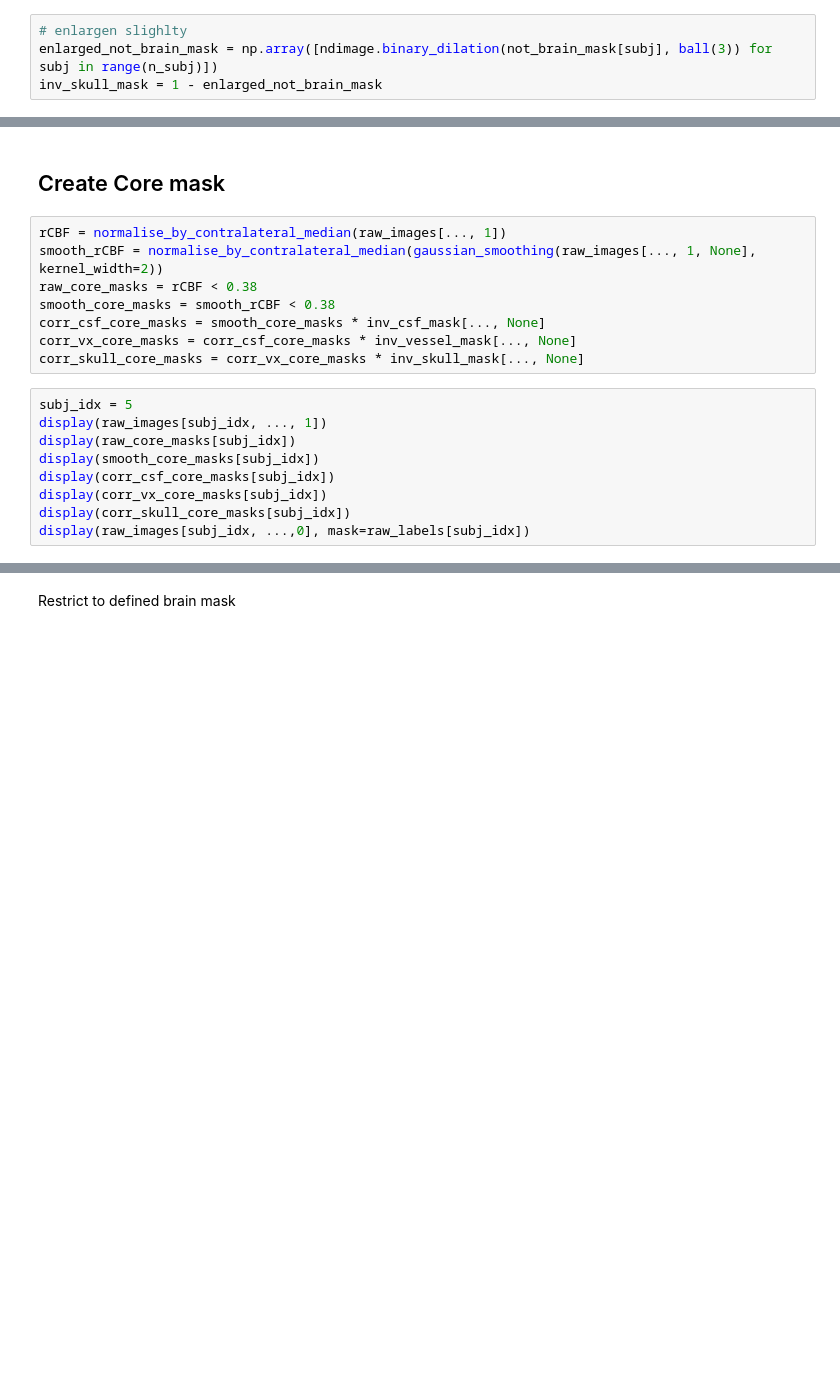
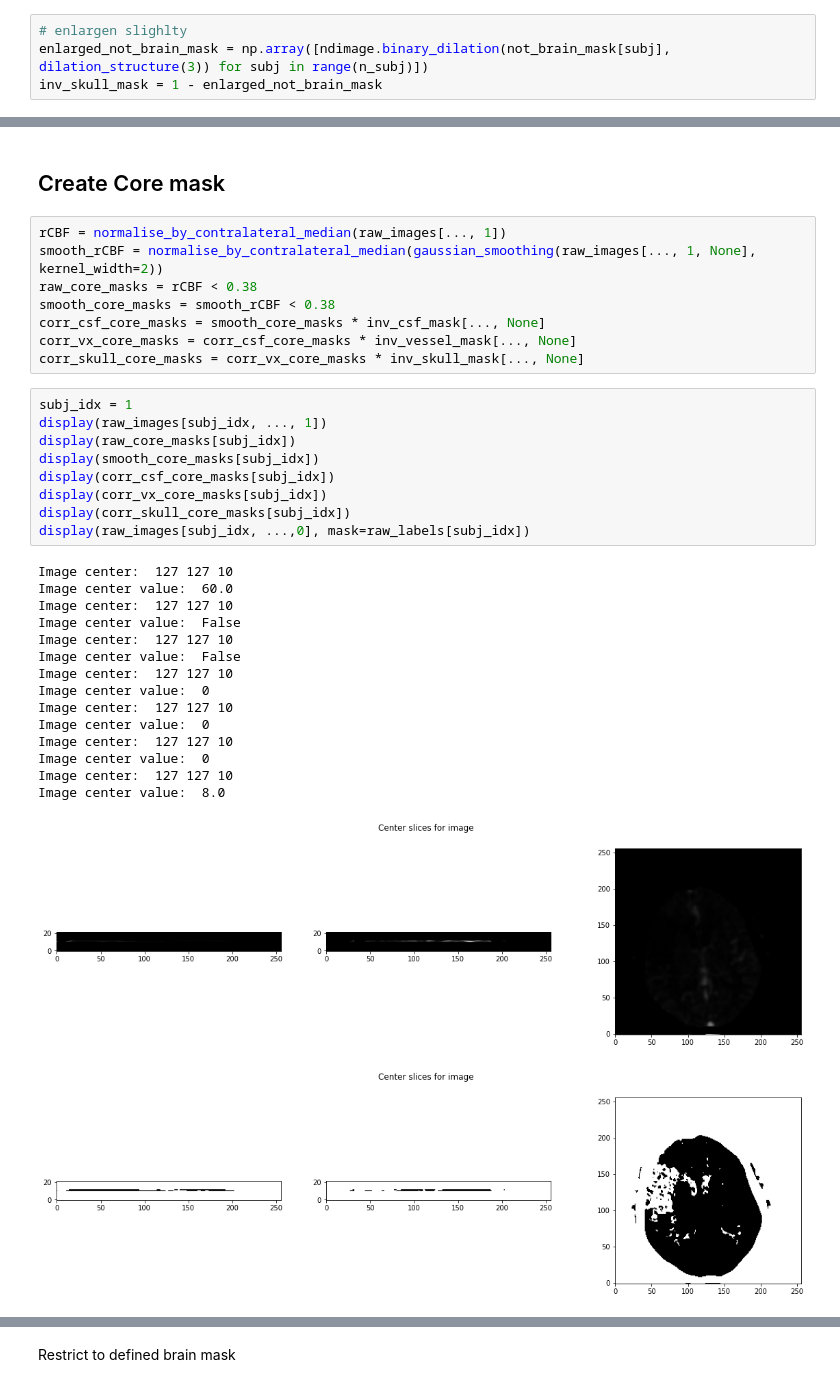
Before and after one commit to JulianKlug/PerfusionCT-Net, a Jupyter notebook: exploration_notebooks/prior_knowledge.ipynb, the cells around one changed output, grey strips where cells are left out. Drawn from its saved outputs; the diff is of its cells as text; blank space fills up the shorter version.

```diff
--- a/exploration_notebooks/prior_knowledge.ipynb
+++ b/exploration_notebooks/prior_knowledge.ipynb
@@ -152,6 +175,6 @@ not_brain_mask.shape
 # %%
 # enlargen slighlty
-enlarged_not_brain_mask = np.array([ndimage.binary_dilation(not_brain_mask[subj], ball(3)) for subj in range(n_subj)])
+enlarged_not_brain_mask = np.array([ndimage.binary_dilation(not_brain_mask[subj], dilation_structure(3)) for subj in range(n_subj)])
 inv_skull_mask = 1 - enlarged_not_brain_mask
 # %% [markdown]
 ### Alternative skull mask
@@ -209,11 +262,28 @@ corr_csf_core_masks = smooth_core_masks * inv_csf_mask[..., None]
 corr_vx_core_masks = corr_csf_core_masks * inv_vessel_mask[..., None]
 corr_skull_core_masks = corr_vx_core_masks * inv_skull_mask[..., None]
 # %%
-subj_idx = 5
+subj_idx = 1
 display(raw_images[subj_idx, ..., 1])
 display(raw_core_masks[subj_idx])
 display(smooth_core_masks[subj_idx])
 display(corr_csf_core_masks[subj_idx])
 display(corr_vx_core_masks[subj_idx])
 display(corr_skull_core_masks[subj_idx])
 display(raw_images[subj_idx, ...,0], mask=raw_labels[subj_idx])
+# %% [output]
+Image center:  127 127 10
+Image center value:  60.0
+Image center:  127 127 10
+Image center value:  False
+Image center:  127 127 10
+Image center value:  False
+Image center:  127 127 10
+Image center value:  0
+Image center:  127 127 10
+Image center value:  0
+Image center:  127 127 10
+Image center value:  0
+Image center:  127 127 10
+Image center value:  8.0
+[figure, added]
+[figure, added]
```
Also changed, not shown: parts of 21 cells of this notebook.
